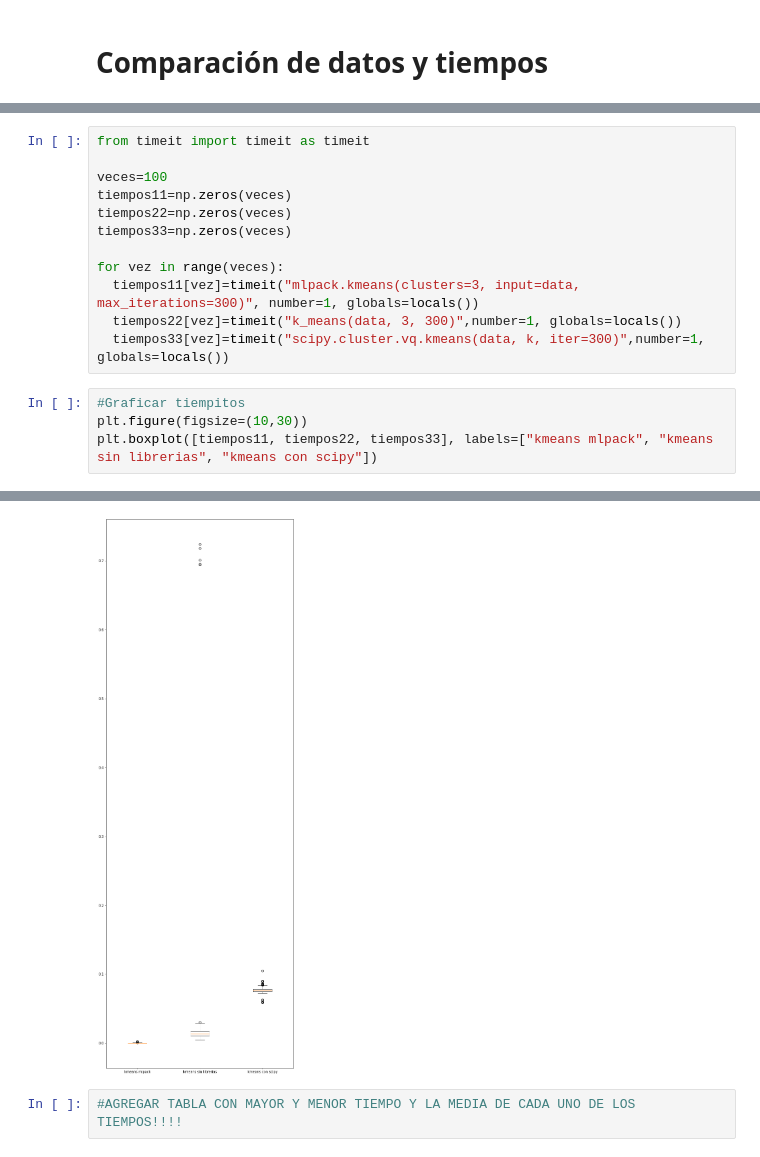
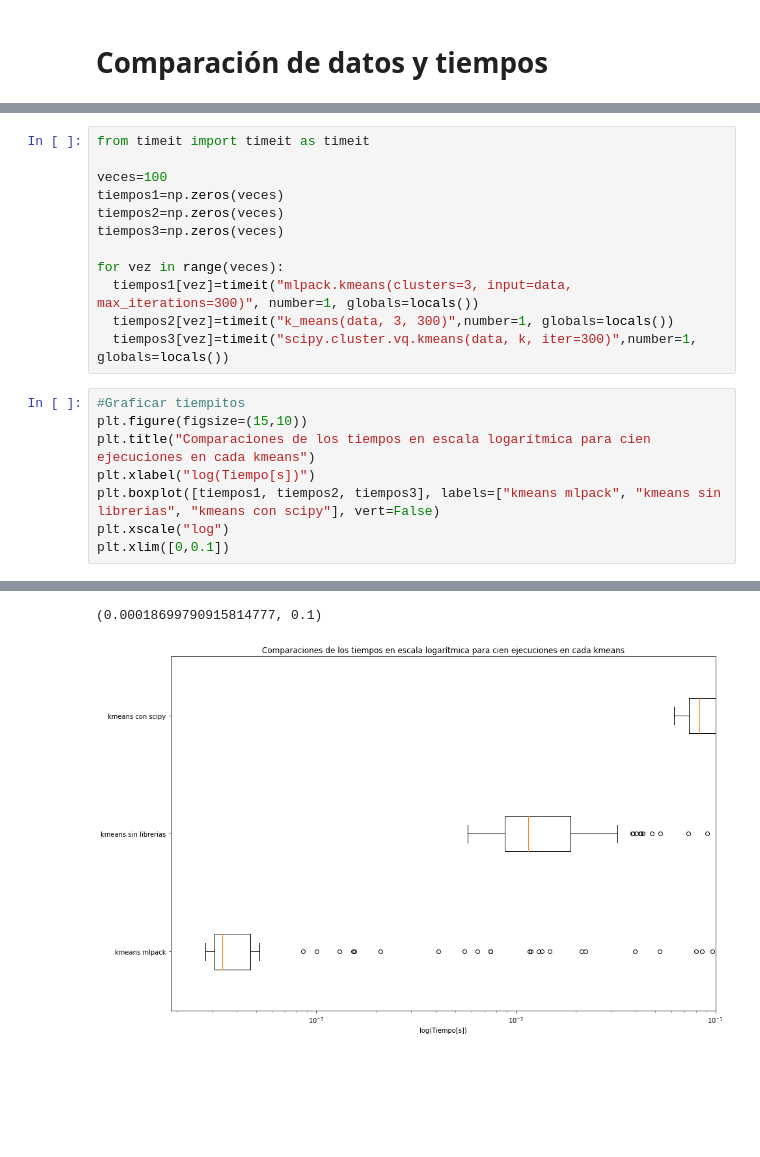
Before and after one commit to aitkenbug/shiny-funicular, a Jupyter notebook: Progra-Avanzada/Desafio-1/Desafío_1_[Vicente_Aitken,_Camila_Figueroa].ipynb, the cells around one changed output, grey strips where cells are left out. Cells and saved outputs as stored; diff of their text form; blank space fills up the shorter version.

```diff
--- a/Progra-Avanzada/Desafio-1/Desafío_1_[Vicente_Aitken,_Camila_Figueroa].ipynb
+++ b/Progra-Avanzada/Desafio-1/Desafío_1_[Vicente_Aitken,_Camila_Figueroa].ipynb
@@ -178,16 +177,20 @@ plt.show()
 from timeit import timeit as timeit
 
 veces=100
-tiempos11=np.zeros(veces)
-tiempos22=np.zeros(veces)
-tiempos33=np.zeros(veces)
+tiempos1=np.zeros(veces)
+tiempos2=np.zeros(veces)
+tiempos3=np.zeros(veces)
 
 for vez in range(veces):
-  tiempos11[vez]=timeit("mlpack.kmeans(clusters=3, input=data, max_iterations=300)", number=1, globals=locals())
-  tiempos22[vez]=timeit("k_means(data, 3, 300)",number=1, globals=locals())
-  tiempos33[vez]=timeit("scipy.cluster.vq.kmeans(data, k, iter=300)",number=1, globals=locals())
+  tiempos1[vez]=timeit("mlpack.kmeans(clusters=3, input=data, max_iterations=300)", number=1, globals=locals())
+  tiempos2[vez]=timeit("k_means(data, 3, 300)",number=1, globals=locals())
+  tiempos3[vez]=timeit("scipy.cluster.vq.kmeans(data, k, iter=300)",number=1, globals=locals())
 # %%
 #Graficar tiempitos
-plt.figure(figsize=(10,30))
-plt.boxplot([tiempos11, tiempos22, tiempos33], labels=["kmeans mlpack", "kmeans sin librerias", "kmeans con scipy"])
+plt.figure(figsize=(15,10))
+plt.title("Comparaciones de los tiempos en escala logarítmica para cien ejecuciones en cada kmeans")
+plt.xlabel("log(Tiempo[s])")
+plt.boxplot([tiempos1, tiempos2, tiempos3], labels=["kmeans mlpack", "kmeans sin librerias", "kmeans con scipy"], vert=False)
+plt.xscale("log")
+plt.xlim([0,0.1])
 # %% [output]
@@ -211,3 +199,2 @@ plt.boxplot([tiempos11, tiempos22, tiempos33], labels=["kmeans mlpack", "kmeans
+(0.00018699790915814777, 0.1)
-[figure, old version]
+[figure, new version]
-# %%
-#AGREGAR TABLA CON MAYOR Y MENOR TIEMPO Y LA MEDIA DE CADA UNO DE LOS TIEMPOS!!!!
```
Also changed, not shown: parts of 11 cells of this notebook.
